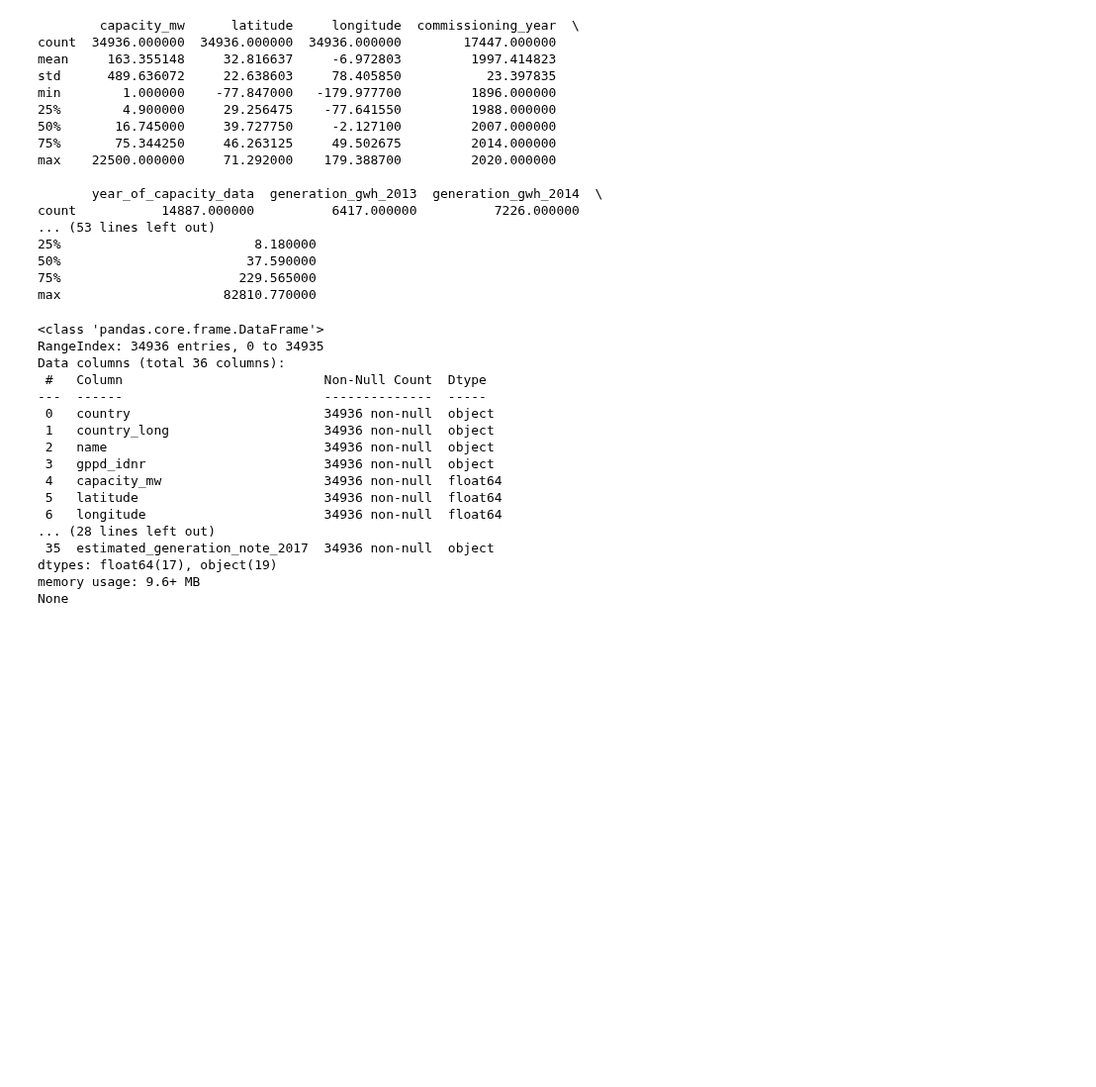
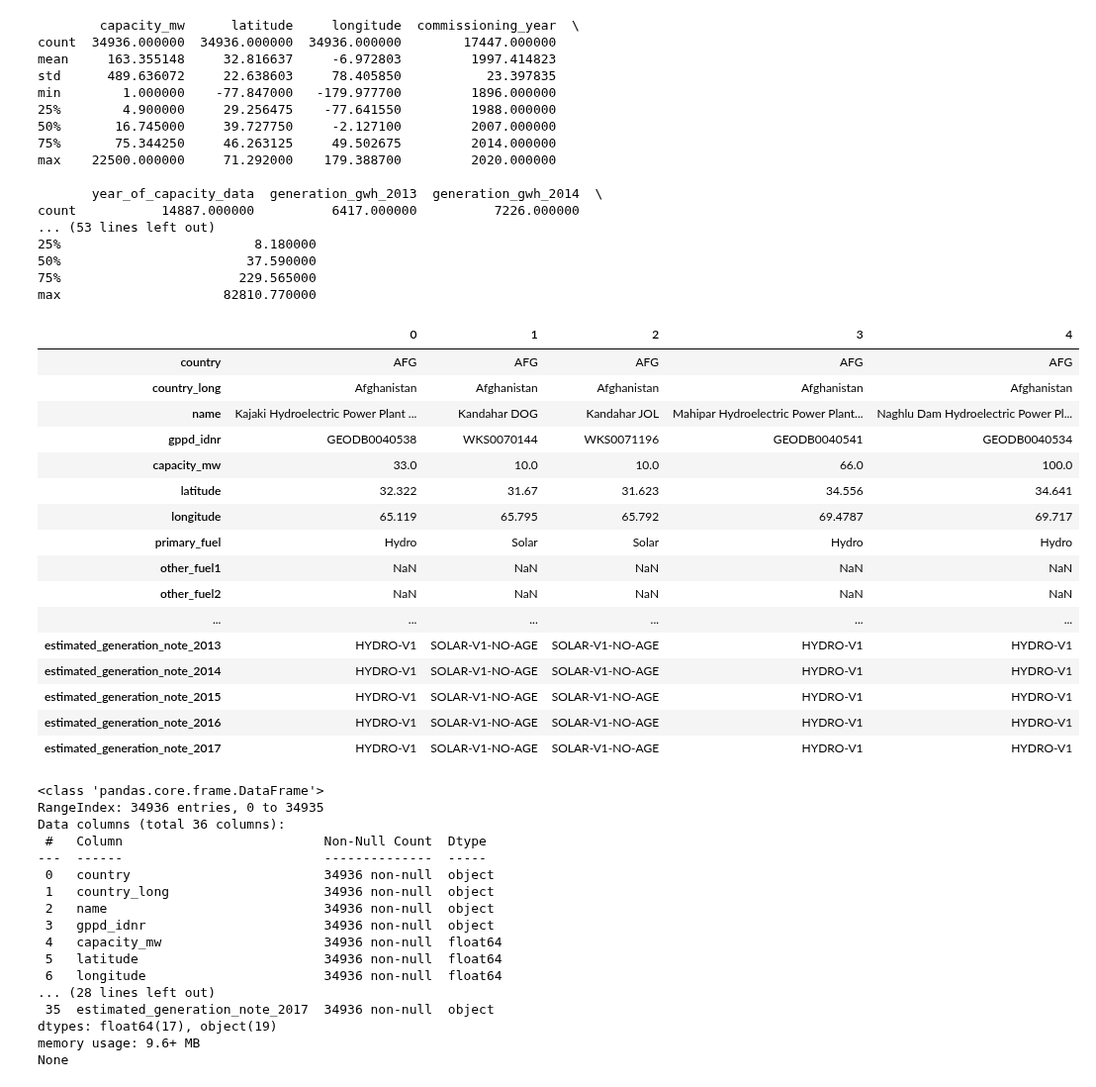
Before and after one commit to Jeynova/GenAI_Bootcamp, a Jupyter notebook: week3/day2/DailyChallenge/daily.ipynb, the cells around one changed output. Shown at 99% size. Cells and saved outputs as stored; diff of their text form; code cells hidden in the pictures; blank space fills up the shorter version.

```diff
--- a/week3/day2/DailyChallenge/daily.ipynb
+++ b/week3/day2/DailyChallenge/daily.ipynb
@@ -100,6 +100,26 @@ count           14887.000000          6417.000000          7226.000000
 50%                        37.590000
 75%                       229.565000
 max                     82810.770000
+# %%
+df.head().T
+# %% [output]
+|  | 0 | 1 | 2 | 3 | 4 |
+| country | AFG | AFG | AFG | AFG | AFG |
+| country_long | Afghanistan | Afghanistan | Afghanistan | Afghanistan | Afghanistan |
+| name | Kajaki Hydroelectric Power Plant ... | Kandahar DOG | Kandahar JOL | Mahipar Hydroelectric Power Plant... | Naghlu Dam Hydroelectric Power Pl... |
+| gppd_idnr | GEODB0040538 | WKS0070144 | WKS0071196 | GEODB0040541 | GEODB0040534 |
+| capacity_mw | 33.0 | 10.0 | 10.0 | 66.0 | 100.0 |
+| latitude | 32.322 | 31.67 | 31.623 | 34.556 | 34.641 |
+| longitude | 65.119 | 65.795 | 65.792 | 69.4787 | 69.717 |
+| primary_fuel | Hydro | Solar | Solar | Hydro | Hydro |
+| other_fuel1 | NaN | NaN | NaN | NaN | NaN |
+| other_fuel2 | NaN | NaN | NaN | NaN | NaN |
+| ... | ... | ... | ... | ... | ... |
+| estimated_generation_note_2013 | HYDRO-V1 | SOLAR-V1-NO-AGE | SOLAR-V1-NO-AGE | HYDRO-V1 | HYDRO-V1 |
+| estimated_generation_note_2014 | HYDRO-V1 | SOLAR-V1-NO-AGE | SOLAR-V1-NO-AGE | HYDRO-V1 | HYDRO-V1 |
+| estimated_generation_note_2015 | HYDRO-V1 | SOLAR-V1-NO-AGE | SOLAR-V1-NO-AGE | HYDRO-V1 | HYDRO-V1 |
+| estimated_generation_note_2016 | HYDRO-V1 | SOLAR-V1-NO-AGE | SOLAR-V1-NO-AGE | HYDRO-V1 | HYDRO-V1 |
+| estimated_generation_note_2017 | HYDRO-V1 | SOLAR-V1-NO-AGE | SOLAR-V1-NO-AGE | HYDRO-V1 | HYDRO-V1 |
 # %%
 print(df.info())
 # %% [output]
```
Also changed, not shown: parts of 5 cells of this notebook.
